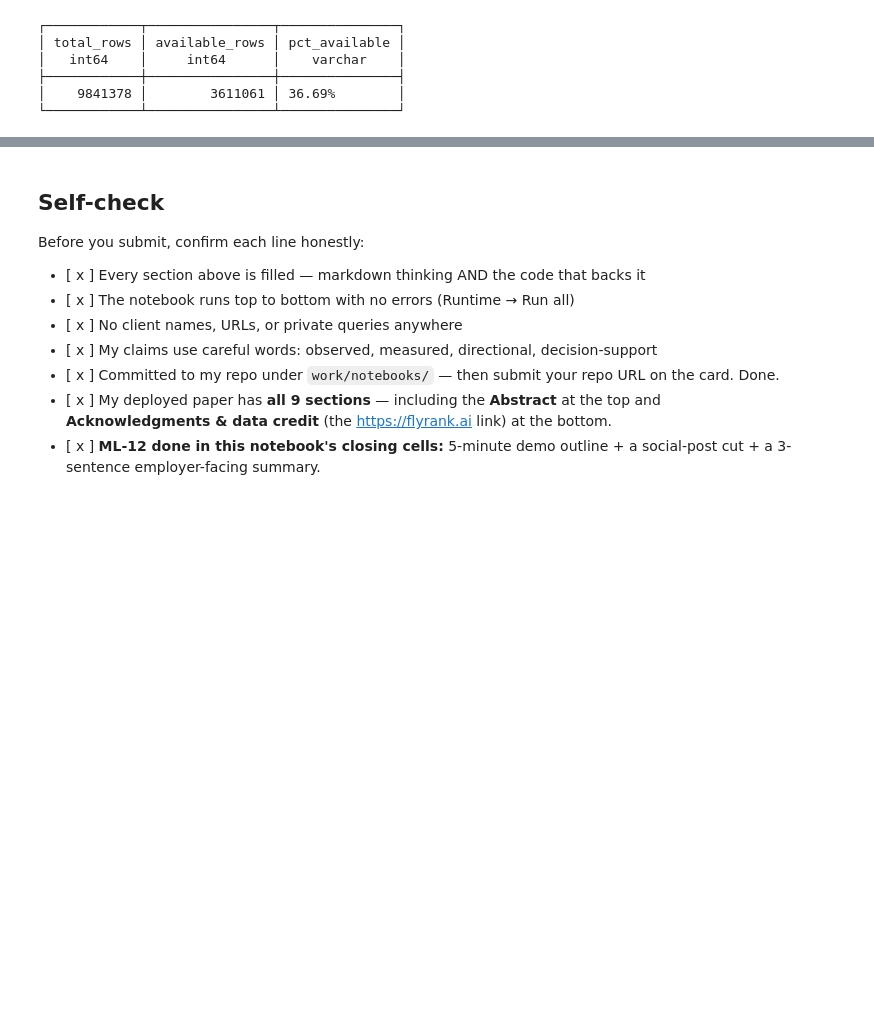
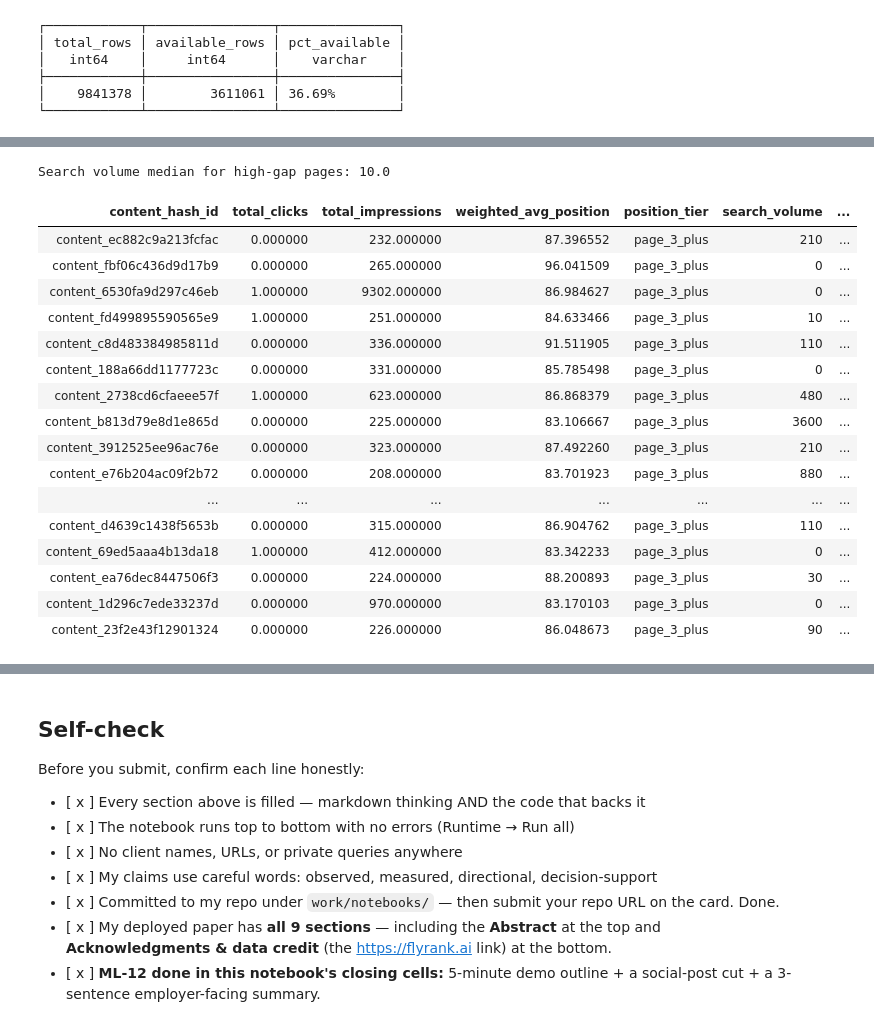
Before and after one commit to T0othIess/FlyRank-AI-ML-internship, a Jupyter notebook: work/notebooks/capstone.ipynb, the cells around one changed output, grey strips where cells are left out. Drawn from its saved outputs; the diff is of its cells as text; code cells hidden in the pictures; blank space fills up the shorter version.

```diff
--- a/work/notebooks/capstone.ipynb
+++ b/work/notebooks/capstone.ipynb
@@ -473,0 +785,70 @@ The model is most useful at the top of the queue: 95% of the first 20 pages and
+# %%
+#ranked_queue already has the values that can change between seeds
+#the columns below are fixed page information, so we add them back from the original df
+queue_features = df[["client_hash_id", "content_hash_id", "total_clicks", "total_impressions", "weighted_avg_position",
+                     "position_tier", "search_volume", "competition_level", "ctr"]]
+
+final_queue = ranked_queue.merge(queue_features, on=["client_hash_id", "content_hash_id"], how="left")
+
+
+#using the median search volume of majority high-gap pages gives us one simple way to separate higher/lower search demand
+high_gap_queue = final_queue.query("is_high_gap == 1")
+search_volume_median = high_gap_queue["search_volume"].median()
+
+print(f"Search volume median for high-gap pages: {search_volume_median}")
+
+high_demand = final_queue["search_volume"] >= search_volume_median
+
+conditions = [
+    (final_queue["is_high_gap"] == 1) & high_demand,
+    (final_queue["is_high_gap"] == 1) & ~high_demand
+]
+
+labels = [
+    "HIGH_PRIORITY_CTR_GAP",
+    "CTR_GAP_REVIEW"
+]
+
+#if neither condition matches, the model scored the page highly but the majority label was not high-gap
+final_queue["reason_code"] = np.select(conditions, labels, default="MODEL_SCORE_ONLY_NOT_HIGH_GAP")
+
+action_map = {
+    "HIGH_PRIORITY_CTR_GAP": "Review first - majority high-gap with higher search demand.",
+    "CTR_GAP_REVIEW": "Review - majority high-gap with lower search demand.",
+    "MODEL_SCORE_ONLY_NOT_HIGH_GAP": "Verify first - model ranked it high, but most evaluation labels did not call it high-gap."
+}
+
+final_queue["action"] = final_queue["reason_code"].map(action_map)
+
+#the model score is still the only thing that decides the queue order
+final_queue = final_queue.sort_values("predicted_high_gap", ascending=False).reset_index(drop=True)
+
+columns = ["content_hash_id", "total_clicks", "total_impressions", "weighted_avg_position", "position_tier",
+           "search_volume", "competition_level", "ctr", "expected_ctr", "ctr_gap", "predicted_high_gap",
+           "is_high_gap_mean", "times_in_test", "is_high_gap", "reason_code", "action"]
+
+display(final_queue[columns].head(20).style.hide(axis="index").format({
+    "ctr": "{:.3%}", "expected_ctr": "{:.3%}", "ctr_gap": "{:.6f}",
+    "predicted_high_gap": "{:.3%}", "is_high_gap_mean": "{:.2%}"
+}).set_properties(**{"text-align": "center"}))
+
+final_queue[columns].to_csv("../outputs/action_queue_final.csv", index=False)
+# %% [output]
+Search volume median for high-gap pages: 10.0
+| content_hash_id | total_clicks | total_impressions | weighted_avg_position | position_tier | search_volume | ... |
+| content_ec882c9a213fcfac | 0.000000 | 232.000000 | 87.396552 | page_3_plus | 210 | ... |
+| content_fbf06c436d9d17b9 | 0.000000 | 265.000000 | 96.041509 | page_3_plus | 0 | ... |
+| content_6530fa9d297c46eb | 1.000000 | 9302.000000 | 86.984627 | page_3_plus | 0 | ... |
+| content_fd499895590565e9 | 1.000000 | 251.000000 | 84.633466 | page_3_plus | 10 | ... |
+| content_c8d483384985811d | 0.000000 | 336.000000 | 91.511905 | page_3_plus | 110 | ... |
+| content_188a66dd1177723c | 0.000000 | 331.000000 | 85.785498 | page_3_plus | 0 | ... |
+| content_2738cd6cfaeee57f | 1.000000 | 623.000000 | 86.868379 | page_3_plus | 480 | ... |
+| content_b813d79e8d1e865d | 0.000000 | 225.000000 | 83.106667 | page_3_plus | 3600 | ... |
+| content_3912525ee96ac76e | 0.000000 | 323.000000 | 87.492260 | page_3_plus | 210 | ... |
+| content_e76b204ac09f2b72 | 0.000000 | 208.000000 | 83.701923 | page_3_plus | 880 | ... |
+| ... | ... | ... | ... | ... | ... | ... |
+| content_d4639c1438f5653b | 0.000000 | 315.000000 | 86.904762 | page_3_plus | 110 | ... |
+| content_69ed5aaa4b13da18 | 1.000000 | 412.000000 | 83.342233 | page_3_plus | 0 | ... |
+| content_ea76dec8447506f3 | 0.000000 | 224.000000 | 88.200893 | page_3_plus | 30 | ... |
+| content_1d296c7ede33237d | 0.000000 | 970.000000 | 83.170103 | page_3_plus | 0 | ... |
+| content_23f2e43f12901324 | 0.000000 | 226.000000 | 86.048673 | page_3_plus | 90 | ... |
```
Also changed, not shown: parts of 33 cells of this notebook, 5 other files.
